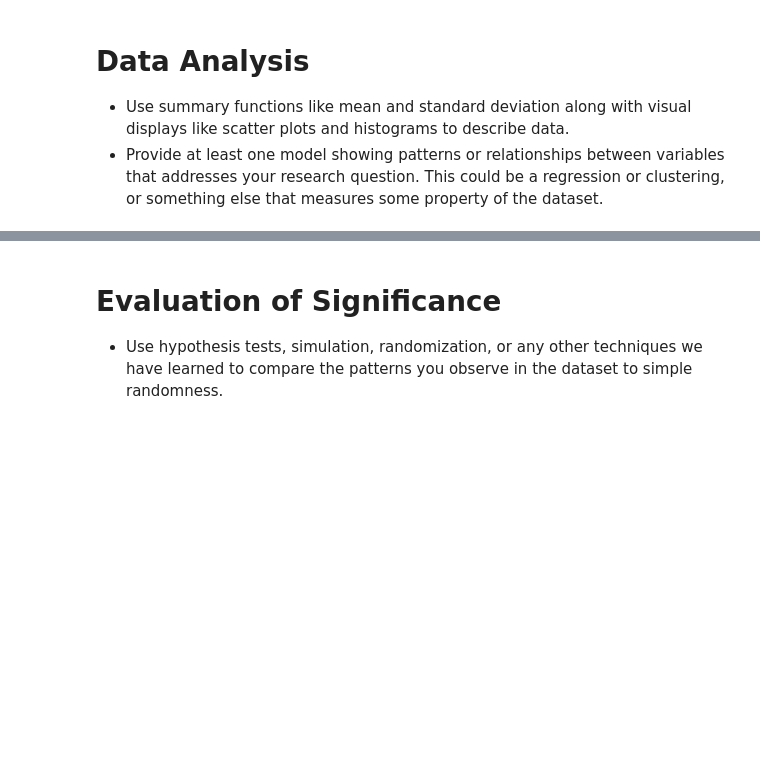
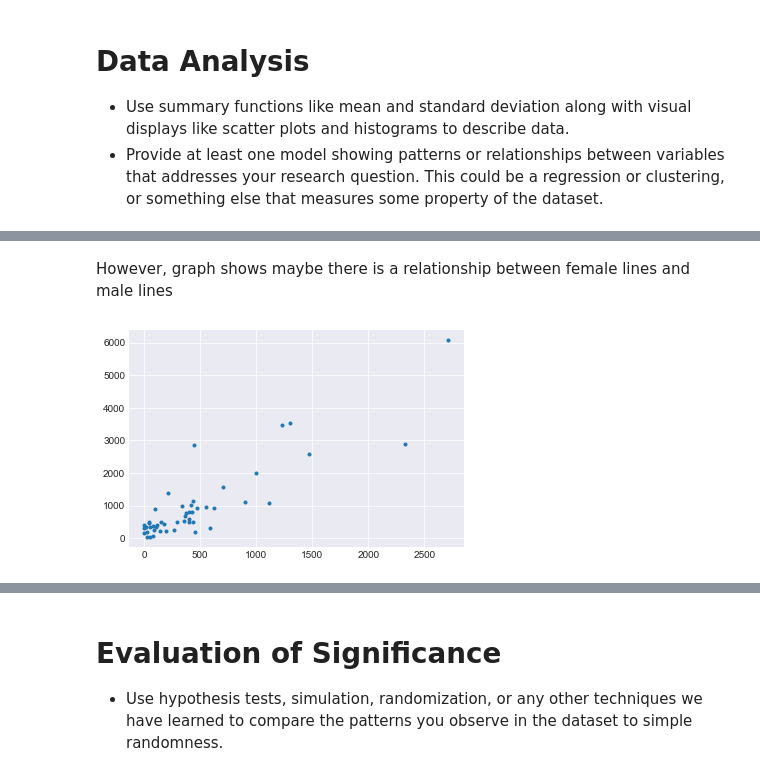
Before and after one commit to PeterGrib/2950-Project, a Jupyter notebook: CleanedUpVersion.ipynb, the cells around one changed output, grey strips where cells are left out. Saved outputs shown, nothing was run; the diff lists cells and outputs as text; code cells hidden in the pictures; blank space fills up the shorter version.

Commit message:
Almost There

```diff
--- a/CleanedUpVersion.ipynb
+++ b/CleanedUpVersion.ipynb
@@ -287,0 +314,8 @@ Data Analysis
+# %% [markdown]
+However, graph shows maybe there is a relationship between female lines and male lines
+# %%
+plt.style.use('seaborn-darkgrid')
+plt.scatter(comedy_line_breakdown['Female Lines'],comedy_line_breakdown['Male Lines'], marker = '.')
+plt.show()
+# %% [output]
+[figure, added]
```
Also changed, not shown: parts of 18 cells of this notebook, 4 other files.
